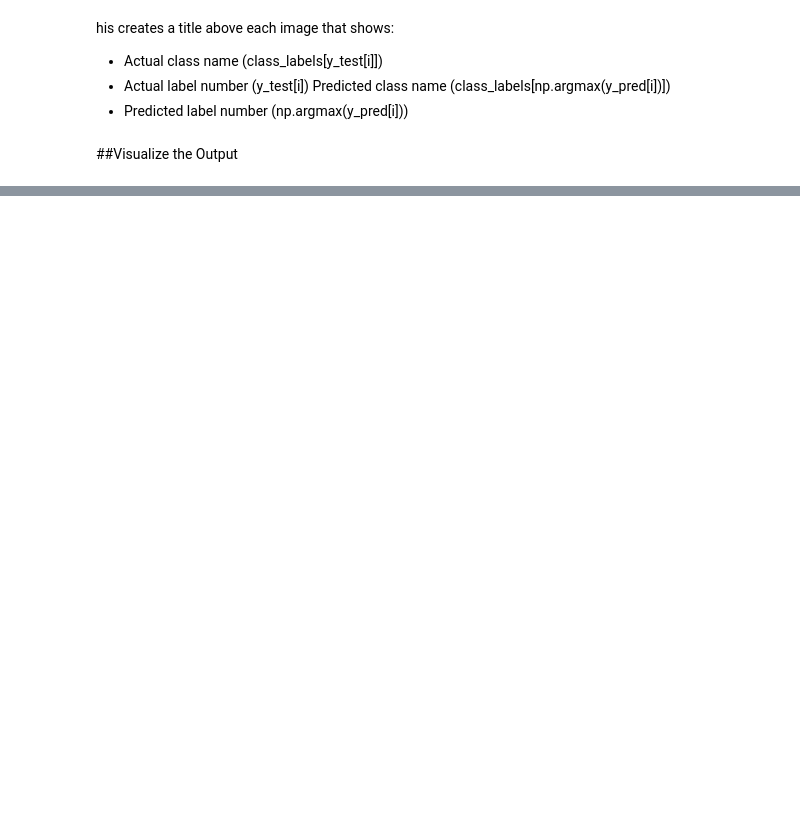
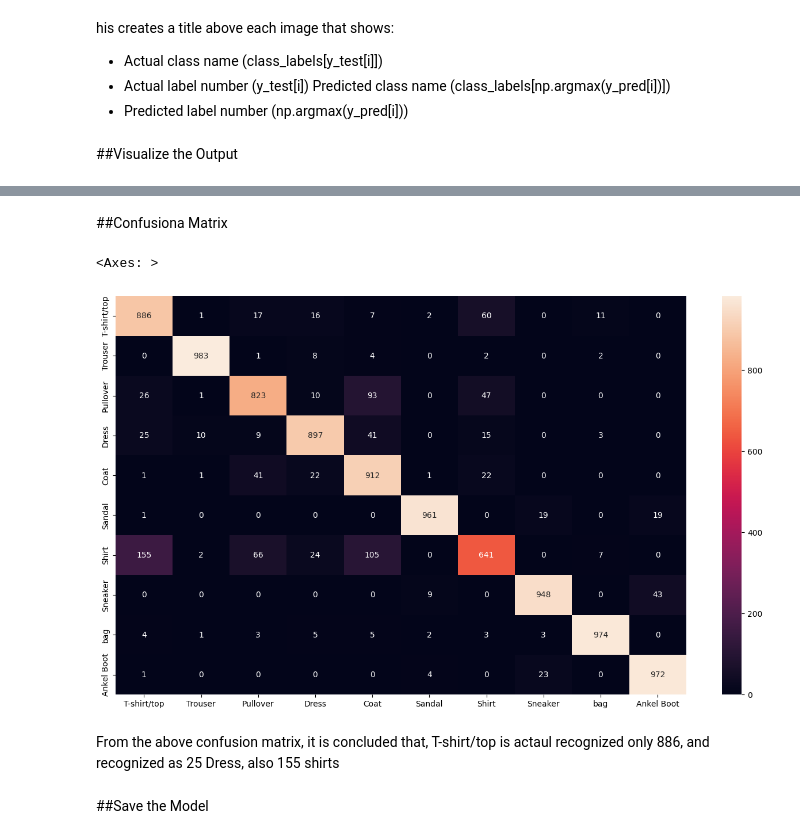
Before and after one commit to 9bishal/Deep-learning-fashion_mnist, a Jupyter notebook: Welcome_to_Colaboratory.ipynb, the cells around one changed output, grey strips where cells are left out. Drawn from its saved outputs; the diff is of its cells as text; code cells hidden in the pictures; blank space fills up the shorter version.

Commit message:
Worked with the Confusion Matrix & also saved the model

```diff
--- a/Welcome_to_Colaboratory.ipynb
+++ b/Welcome_to_Colaboratory.ipynb
@@ -282,0 +291,15 @@ display_images()
+# %% [markdown]
+##Confusiona Matrix
+# %%
+from sklearn.metrics import confusion_matrix
+plt.figure(figsize=(16, 9))
+y_pred_labels = [np.argmax(label) for label in y_pred]
+cm= confusion_matrix(y_test, y_pred_labels)
+sns.heatmap(cm, annot=True, fmt='d', xticklabels=class_labels, yticklabels=class_labels)
+# %% [output]
+<Axes: >
+[figure, added]
+# %% [markdown]
+From the above confusion matrix, it is concluded that, T-shirt/top is actaul recognized only 886, and recognized as 25 Dress, also 155 shirts
+# %% [markdown]
+##Save the Model
```
Also changed, not shown: parts of 13 cells of this notebook.
